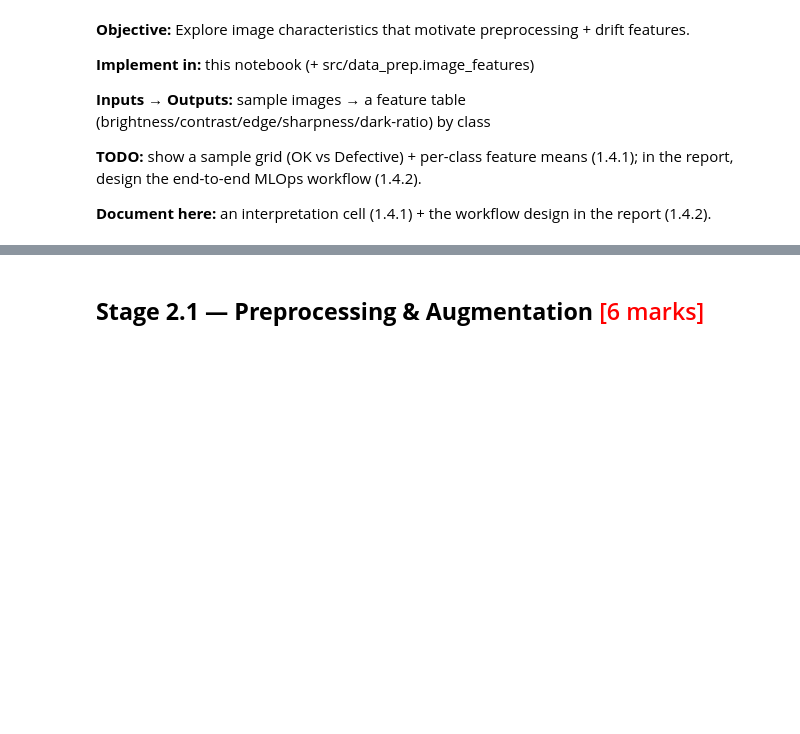
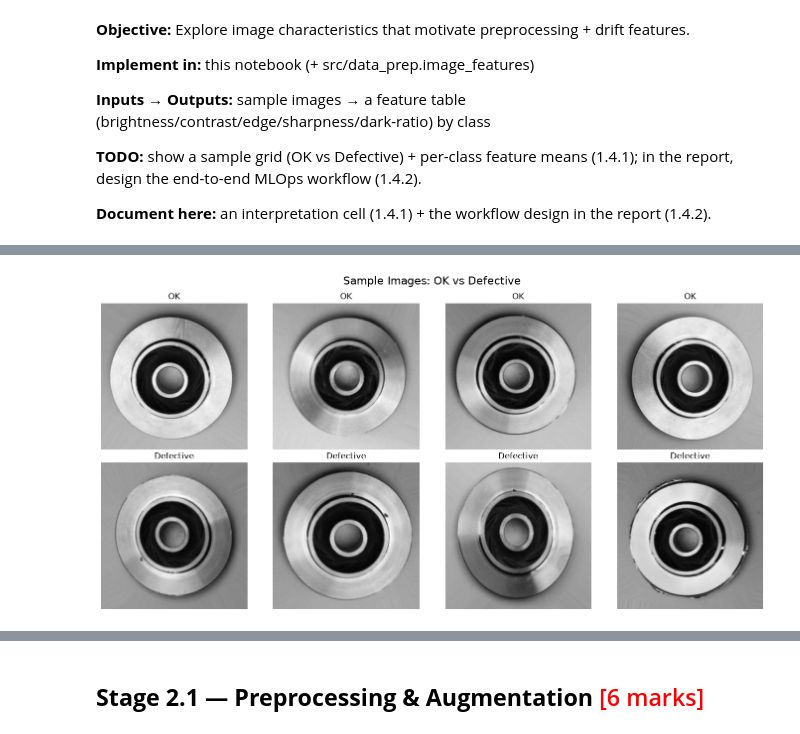
Before and after one commit to abhinavmathurai02-abhi/casting-defect-detection-mlops, a Jupyter notebook: Data_Preparation.ipynb, the cells around one changed output, grey strips where cells are left out. Drawn from its saved outputs; the diff is of its cells as text; code cells hidden in the pictures; blank space fills up the shorter version.

Commit message:
Complete Stage 1 data understanding, validation, versioning and EDA

```diff
--- a/Data_Preparation.ipynb
+++ b/Data_Preparation.ipynb
@@ -397,0 +492,30 @@ Training samples available for splitting: 80
+# %%
+import matplotlib.pyplot as plt
+from PIL import Image
+
+root = data_prep.find_data_root()
+
+ok_images = sorted((root / "train" / "ok_front").glob("*.jpeg"))[:4]
+def_images = sorted((root / "train" / "def_front").glob("*.jpeg"))[:4]
+
+fig, axes = plt.subplots(2, 4, figsize=(14, 7))
+
+# First row - OK Images
+for i, img_path in enumerate(ok_images):
+    img = Image.open(img_path)
+    axes[0, i].imshow(img, cmap="gray")
+    axes[0, i].set_title("OK")
+    axes[0, i].axis("off")
+
+# Second row - Defective Images
+for i, img_path in enumerate(def_images):
+    img = Image.open(img_path)
+    axes[1, i].imshow(img, cmap="gray")
+    axes[1, i].set_title("Defective")
+    axes[1, i].axis("off")
+
+plt.suptitle("Sample Images: OK vs Defective", fontsize=16)
+plt.tight_layout()
+plt.show()
+# %% [output]
+[figure, added]
```
Also changed, not shown: parts of 8 cells of this notebook, 1 other file.
